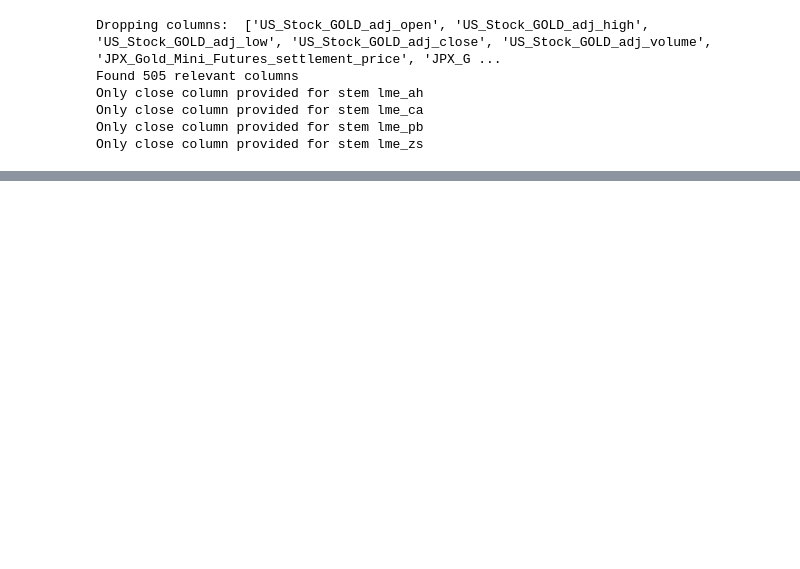
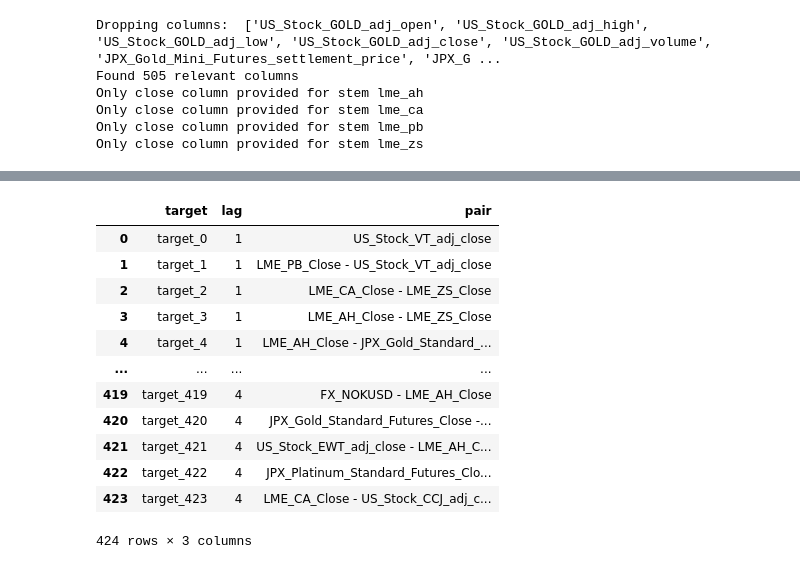
Before and after one commit to msh2481/commodity, a Jupyter notebook: eda.ipynb, the cells around one changed output, grey strips where cells are left out. Drawn from its saved outputs; the diff is of its cells as text; code cells hidden in the pictures; blank space fills up the shorter version.

```diff
--- a/eda.ipynb
+++ b/eda.ipynb
@@ -266,0 +60,16 @@ Name: target_1, dtype: float64
+# %%
+target_pairs
+# %% [output]
+|  | target | lag | pair |
+| 0 | target_0 | 1 | US_Stock_VT_adj_close |
+| 1 | target_1 | 1 | LME_PB_Close - US_Stock_VT_adj_close |
+| 2 | target_2 | 1 | LME_CA_Close - LME_ZS_Close |
+| 3 | target_3 | 1 | LME_AH_Close - LME_ZS_Close |
+| 4 | target_4 | 1 | LME_AH_Close - JPX_Gold_Standard_... |
+| ... | ... | ... | ... |
+| 419 | target_419 | 4 | FX_NOKUSD - LME_AH_Close |
+| 420 | target_420 | 4 | JPX_Gold_Standard_Futures_Close -... |
+| 421 | target_421 | 4 | US_Stock_EWT_adj_close - LME_AH_C... |
+| 422 | target_422 | 4 | JPX_Platinum_Standard_Futures_Clo... |
+| 423 | target_423 | 4 | LME_CA_Close - US_Stock_CCJ_adj_c... |
+424 rows × 3 columns
```
Also changed, not shown: parts of 23 cells of this notebook, 2 other files.
